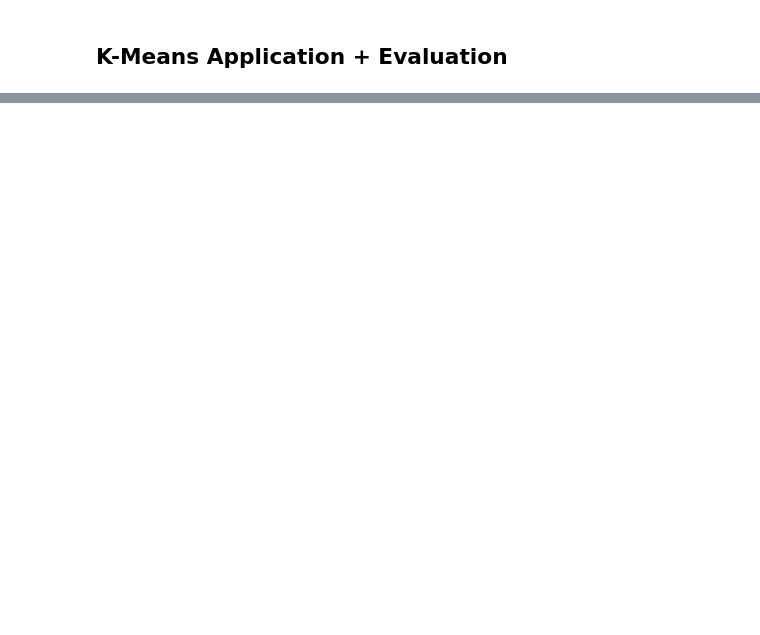
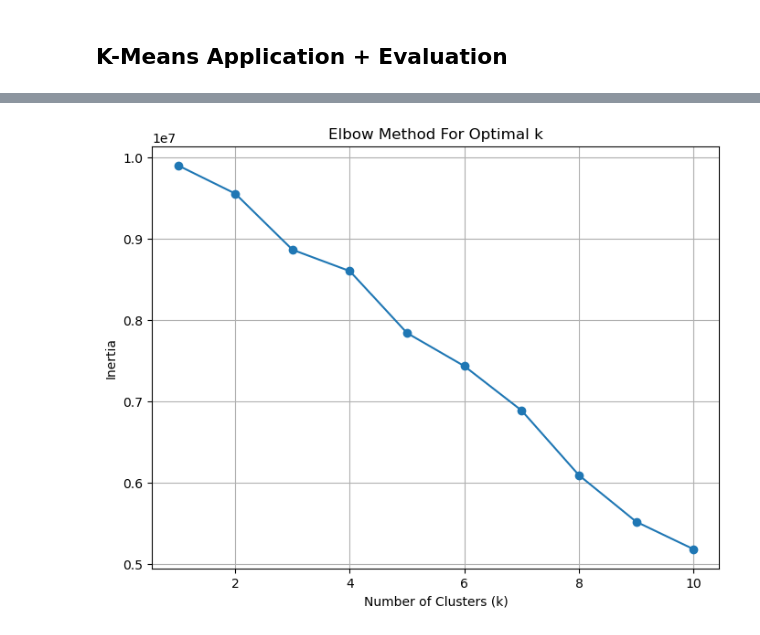
Before and after one commit to alankagiri/Machine_Learning_For_Public_Policy_Adding_Value_Project, a Jupyter notebook: 311_Data_EDA.ipynb, the cells around one changed output, grey strips where cells are left out. Drawn from its saved outputs; the diff is of its cells as text; code cells hidden in the pictures; blank space fills up the shorter version.

```diff
--- a/311_Data_EDA.ipynb
+++ b/311_Data_EDA.ipynb
@@ -542,0 +592,19 @@ KeyboardInterrupt:
+# %%
+pca_df_encoded['Cluster'] = clusters
+inertia = []
+k_range = range(1, 11)
+
+for k in k_range:
+    km = KMeans(n_clusters=k, random_state=42)
+    km.fit(X_reduced)
+    inertia.append(km.inertia_)
+
+plt.figure(figsize=(8,6))
+plt.plot(k_range, inertia, marker='o')
+plt.xlabel('Number of Clusters (k)')
+plt.ylabel('Inertia')
+plt.title('Elbow Method For Optimal k')
+plt.grid(True)
+plt.show()
+# %% [output]
+[figure, added]
```
Also changed, not shown: parts of 22 cells of this notebook.
